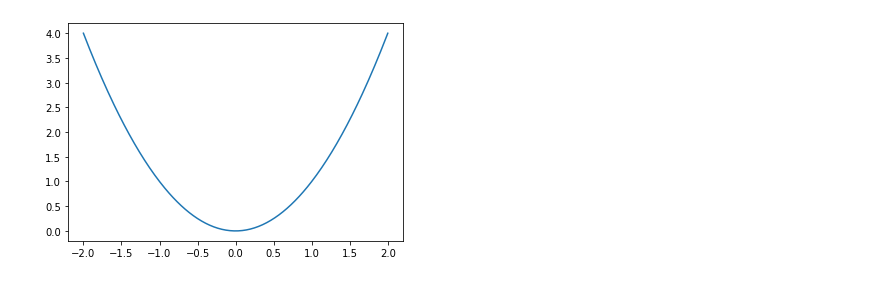
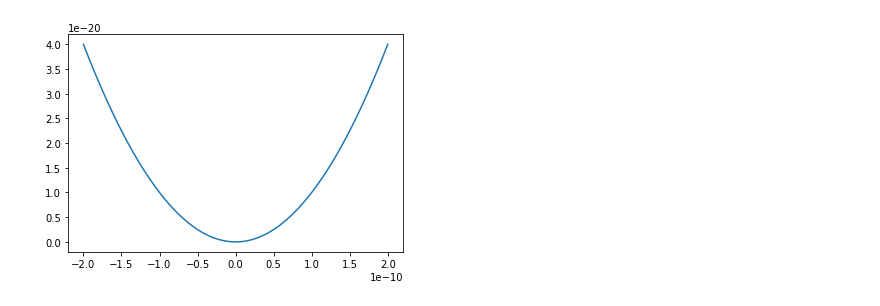
Before and after one commit to Kevincor1/Proyecto_1, a Jupyter notebook: prototipo2.ipynb, the cells around one changed output. Saved outputs shown, nothing was run; the diff lists cells and outputs as text; code cells hidden in the pictures.

```diff
--- a/prototipo2.ipynb
+++ b/prototipo2.ipynb
@@ -30,7 +30,7 @@ class Schrodinger:
 
         self.V_i = V_i
 
-        self.H = -self.T/(2*h**2) + self.V_i
+        self.H = -(6.582119624 *10**(-16))**2 / (0.510998928*10**(6))*9*10**(16) *self.T/(2*h**2) + self.V_i
 
         self.val,self.vec=np.linalg.eig(self.H)
 
@@ -94,7 +94,7 @@ b.Phi(4)
 # %%
-c = Schrodinger(-2,2,300,oscilador)
+c = Schrodinger(-2*10**(-10),2*10**(-10),300,oscilador)
 # %% [output]
-[figure, old version]
+[figure, new version]
 # %%
 c.Phi(4)
 # %% [output]
```
Also changed, not shown: parts of 9 cells of this notebook.
